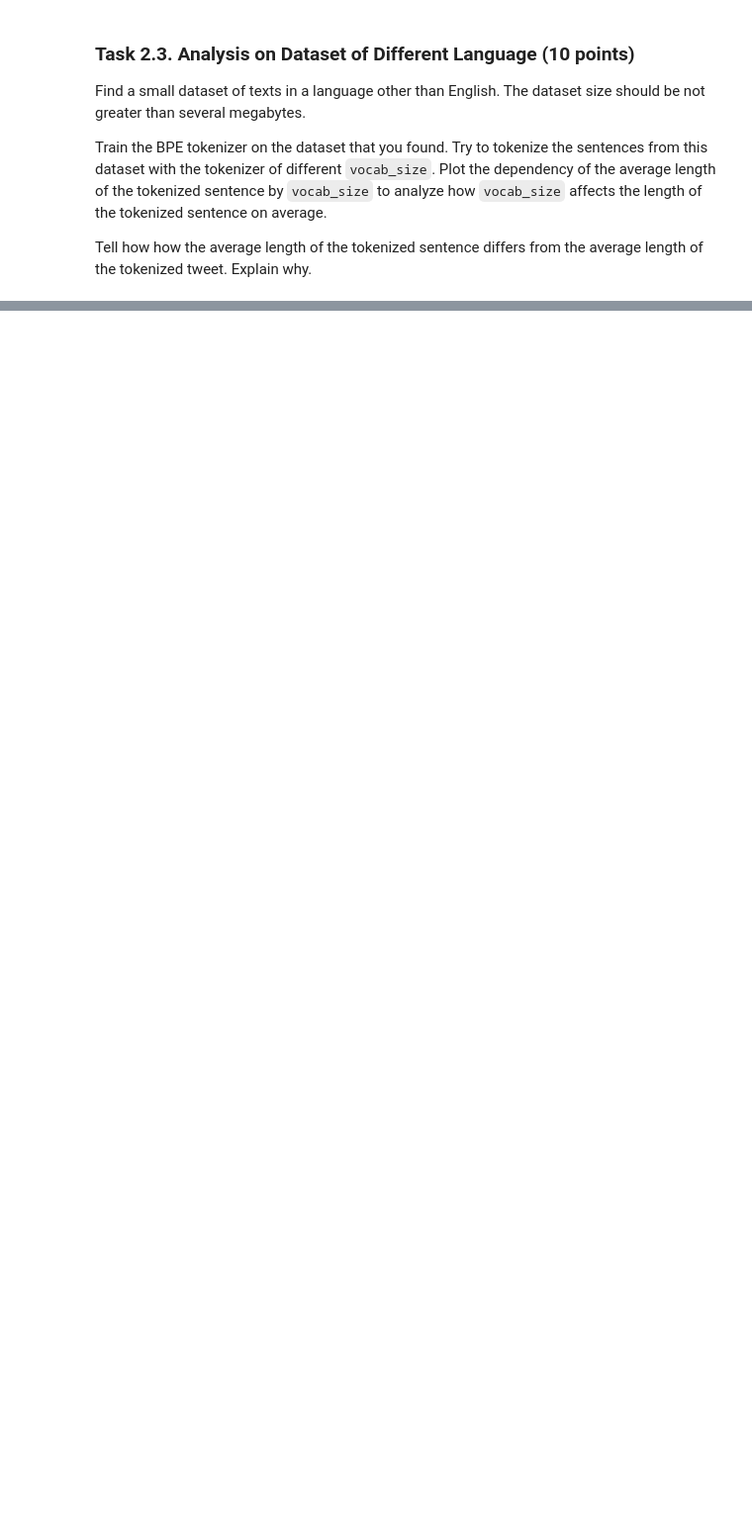
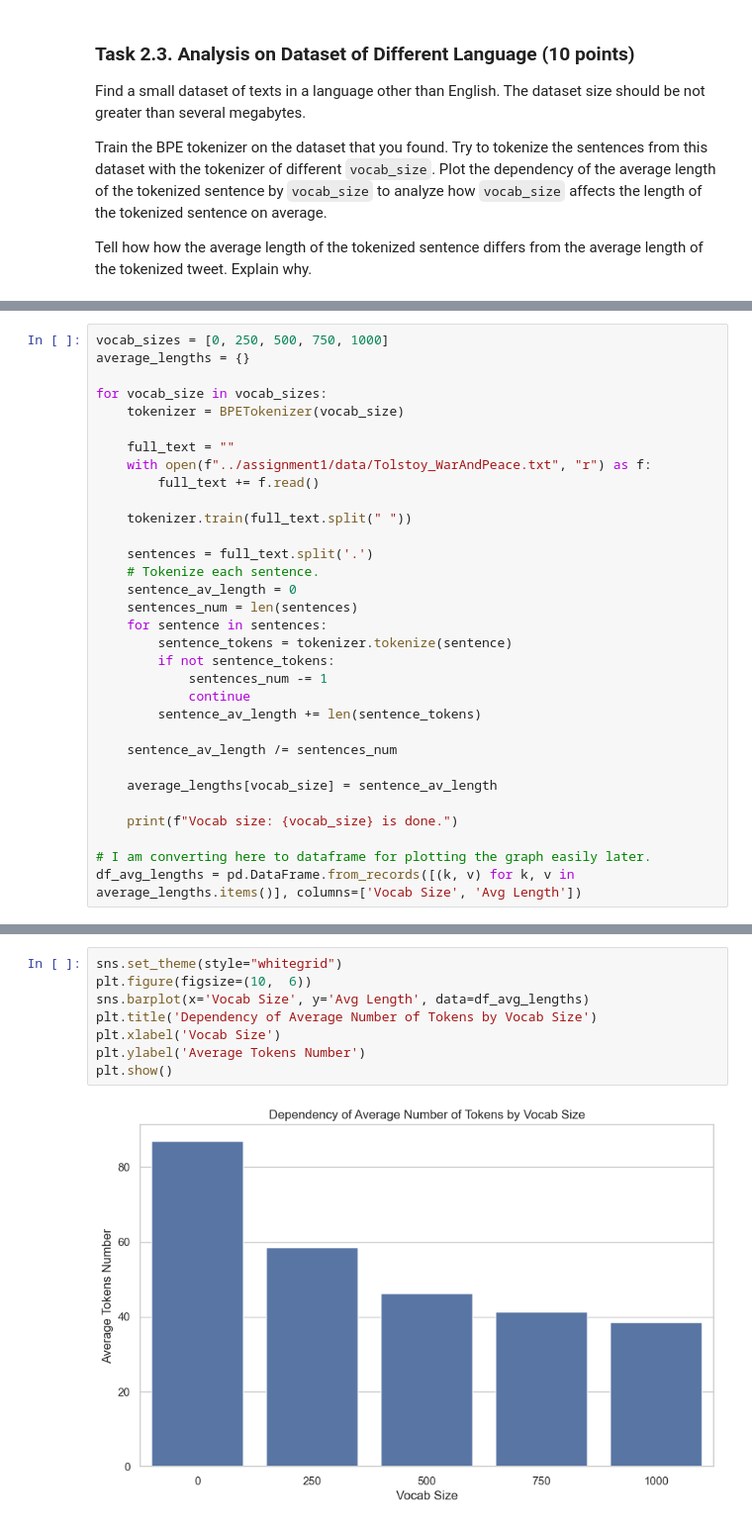
Before and after one commit to 1ADIS1/Inno-NLP, a Jupyter notebook: assignment1/Assignment1.ipynb, the cells around one changed output, grey strips where cells are left out. Shown at 99% size. Cells and saved outputs as stored; diff of their text form; blank space fills up the shorter version.

```diff
--- a/assignment1/Assignment1.ipynb
+++ b/assignment1/Assignment1.ipynb
@@ -349,0 +330,32 @@ Tell how how the average length of the tokenized sentence differs from the avera
+# %%
+vocab_sizes = [0, 250, 500, 750, 1000]
+average_lengths = {}
+
+for vocab_size in vocab_sizes:
+    tokenizer = BPETokenizer(vocab_size)
+
+    full_text = ""
+    with open(f"../assignment1/data/Tolstoy_WarAndPeace.txt", "r") as f:
+        full_text += f.read()
+
+    tokenizer.train(full_text.split(" "))
+
+    sentences = full_text.split('.')
+    # Tokenize each sentence.
+    sentence_av_length = 0
+    sentences_num = len(sentences)
+    for sentence in sentences:
+        sentence_tokens = tokenizer.tokenize(sentence)
+        if not sentence_tokens:
+            sentences_num -= 1
+            continue
+        sentence_av_length += len(sentence_tokens)
+
+    sentence_av_length /= sentences_num
+
+    average_lengths[vocab_size] = sentence_av_length
+
+    print(f"Vocab size: {vocab_size} is done.")
+
+# I am converting here to dataframe for plotting the graph easily later.
+df_avg_lengths = pd.DataFrame.from_records([(k, v) for k, v in average_lengths.items()], columns=['Vocab Size', 'Avg Length'])
@@ -349,0 +368,10 @@ Tell how how the average length of the tokenized sentence differs from the avera
+# %%
+sns.set_theme(style="whitegrid")
+plt.figure(figsize=(10,  6))
+sns.barplot(x='Vocab Size', y='Avg Length', data=df_avg_lengths)
+plt.title('Dependency of Average Number of Tokens by Vocab Size')
+plt.xlabel('Vocab Size')
+plt.ylabel('Average Tokens Number')
+plt.show()
+# %% [output]
+[figure, added]
```
Also changed, not shown: parts of 10 cells of this notebook, 1 other file.
